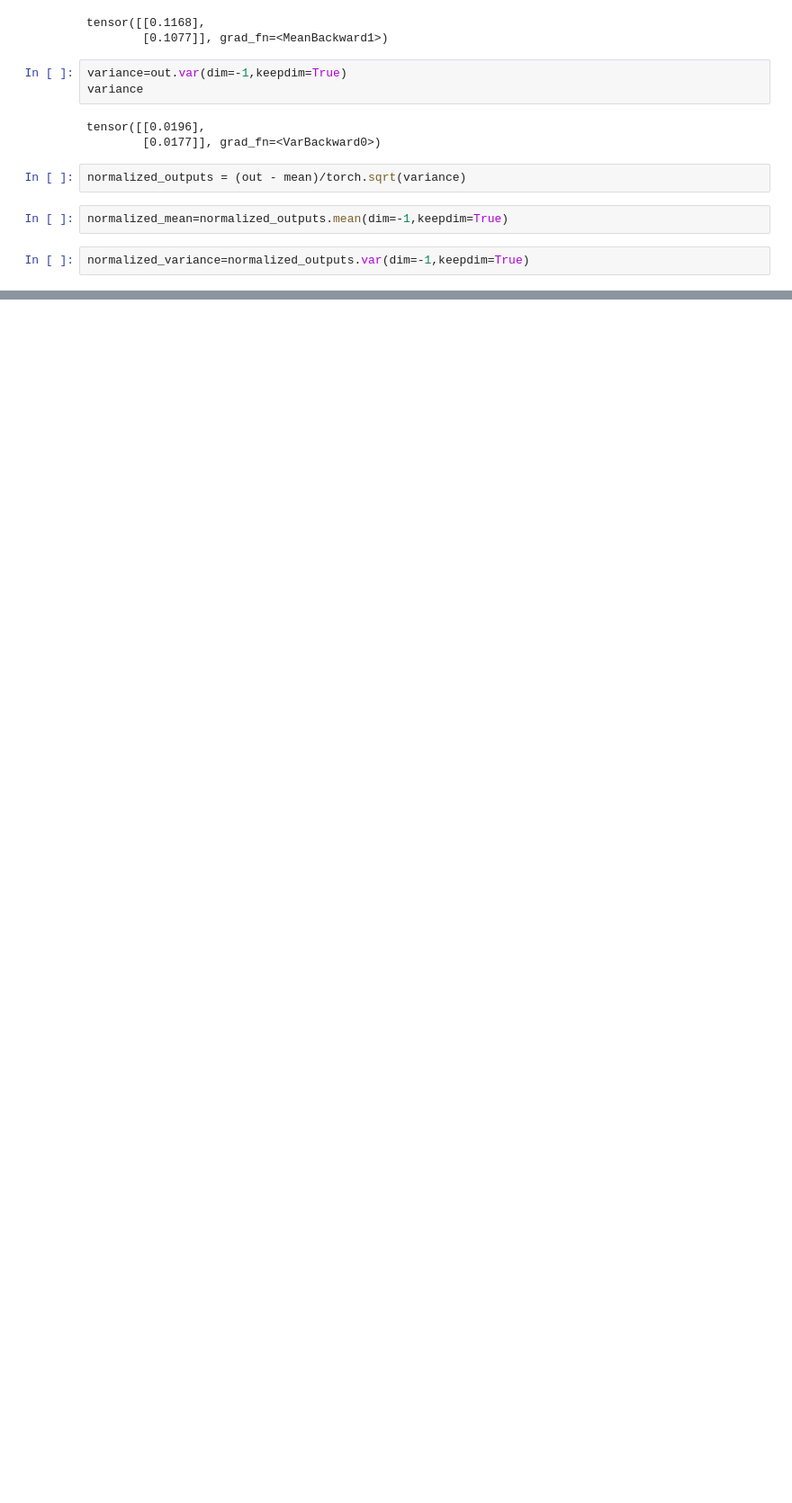
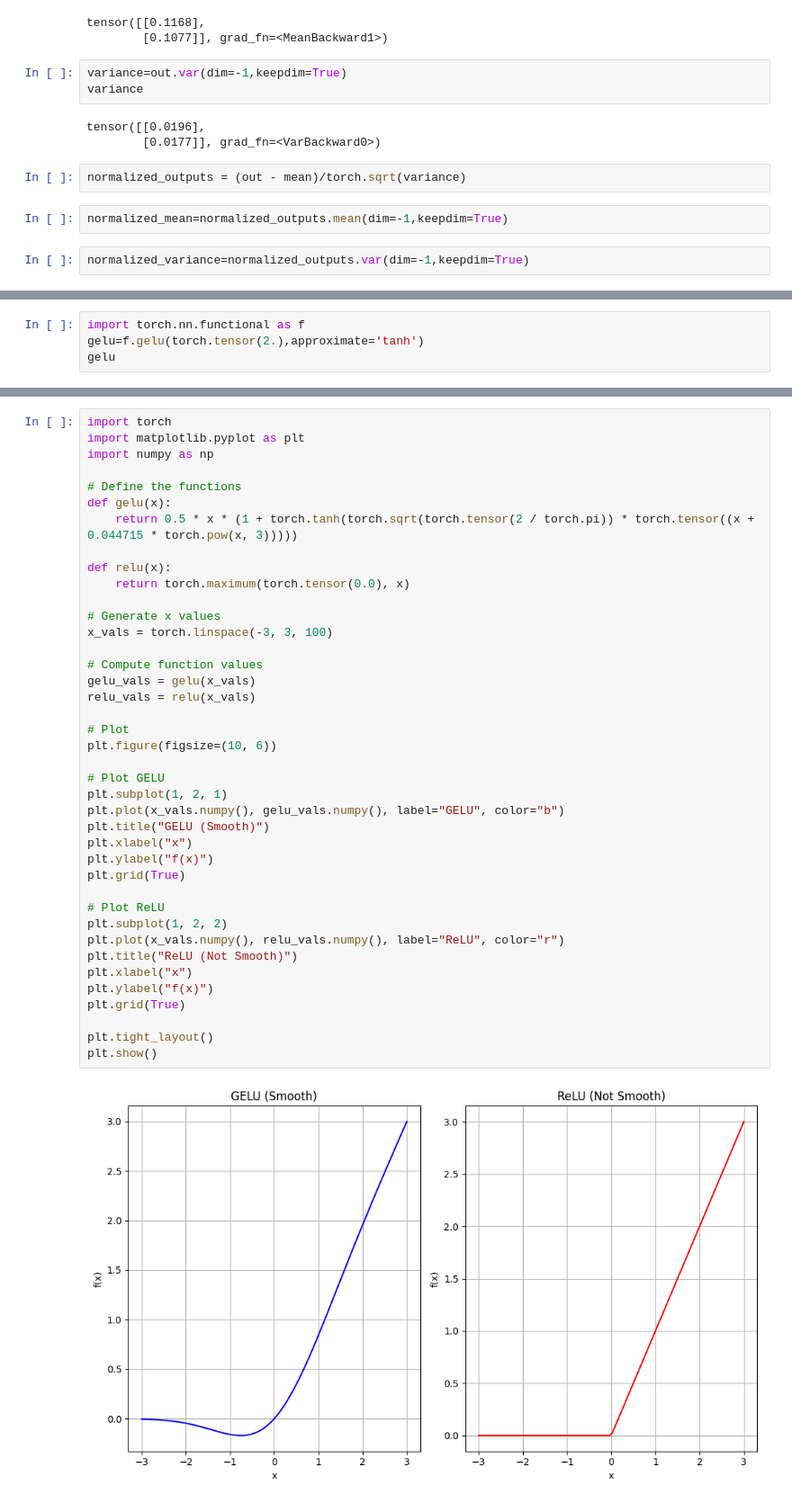
Before and after one commit to BhavyaGoyal777/777LLM, a Jupyter notebook: chap4.ipynb, the cells around one changed output, grey strips where cells are left out. Shown at 90% size. Drawn from its saved outputs; the diff is of its cells as text; blank space fills up the shorter version.

Commit message:
added gelu and FFN layer

```diff
--- a/chap4.ipynb
+++ b/chap4.ipynb
@@ -165,0 +201,4 @@ class LayerNorm(nn.Module):
+# %%
+import torch.nn.functional as f
+gelu=f.gelu(torch.tensor(2.),approximate='tanh')
+gelu
@@ -165,0 +207,42 @@ class LayerNorm(nn.Module):
+# %%
+import torch
+import matplotlib.pyplot as plt
+import numpy as np
+
+# Define the functions
+def gelu(x):
+    return 0.5 * x * (1 + torch.tanh(torch.sqrt(torch.tensor(2 / torch.pi)) * torch.tensor((x + 0.044715 * torch.pow(x, 3)))))
+
+def relu(x):
+    return torch.maximum(torch.tensor(0.0), x)
+
+# Generate x values
+x_vals = torch.linspace(-3, 3, 100)
+
+# Compute function values
+gelu_vals = gelu(x_vals)
+relu_vals = relu(x_vals)
+
+# Plot
+plt.figure(figsize=(10, 6))
+
+# Plot GELU
+plt.subplot(1, 2, 1)
+plt.plot(x_vals.numpy(), gelu_vals.numpy(), label="GELU", color="b")
+plt.title("GELU (Smooth)")
+plt.xlabel("x")
+plt.ylabel("f(x)")
+plt.grid(True)
+
+# Plot ReLU
+plt.subplot(1, 2, 2)
+plt.plot(x_vals.numpy(), relu_vals.numpy(), label="ReLU", color="r")
+plt.title("ReLU (Not Smooth)")
+plt.xlabel("x")
+plt.ylabel("f(x)")
+plt.grid(True)
+
+plt.tight_layout()
+plt.show()
+# %% [output]
+[figure, added]
```
Also changed, not shown: parts of 11 cells of this notebook.
